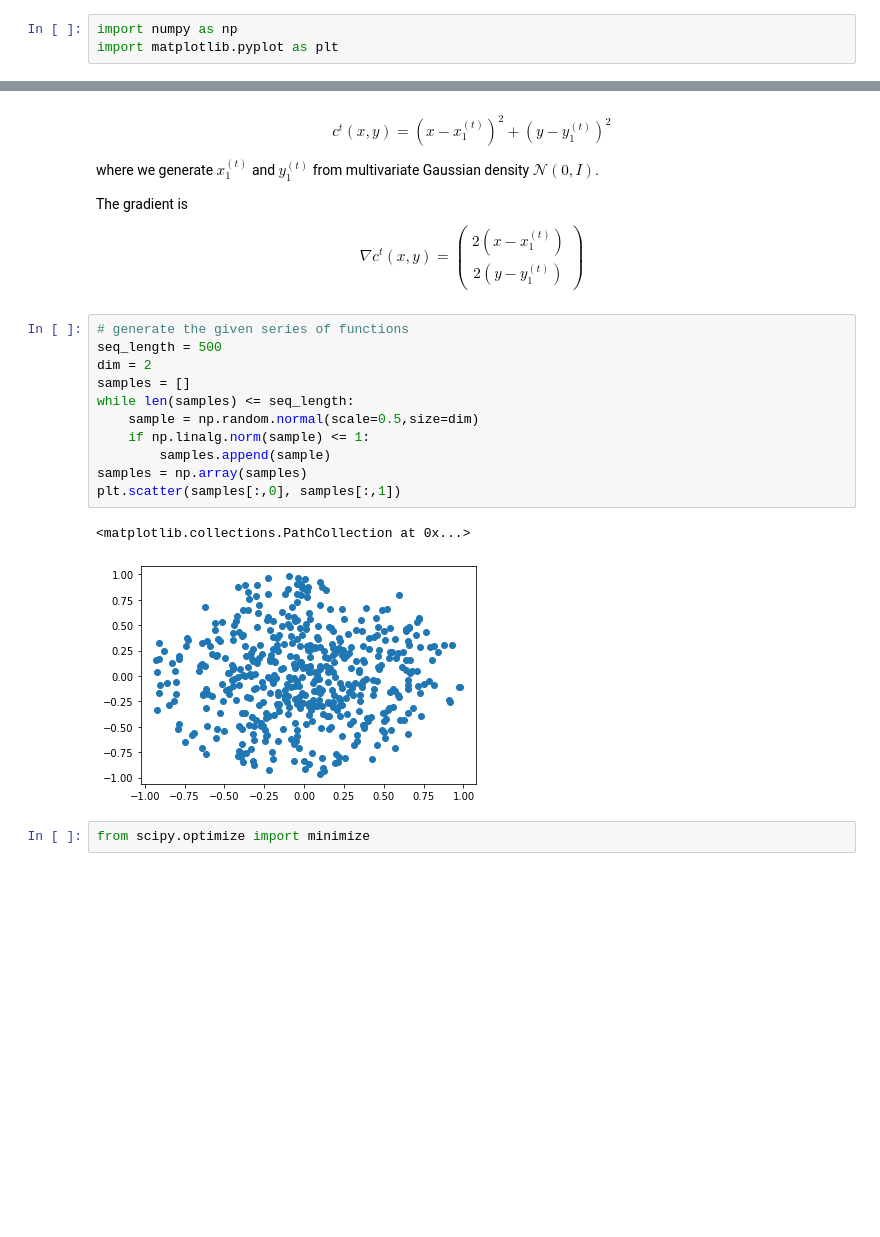
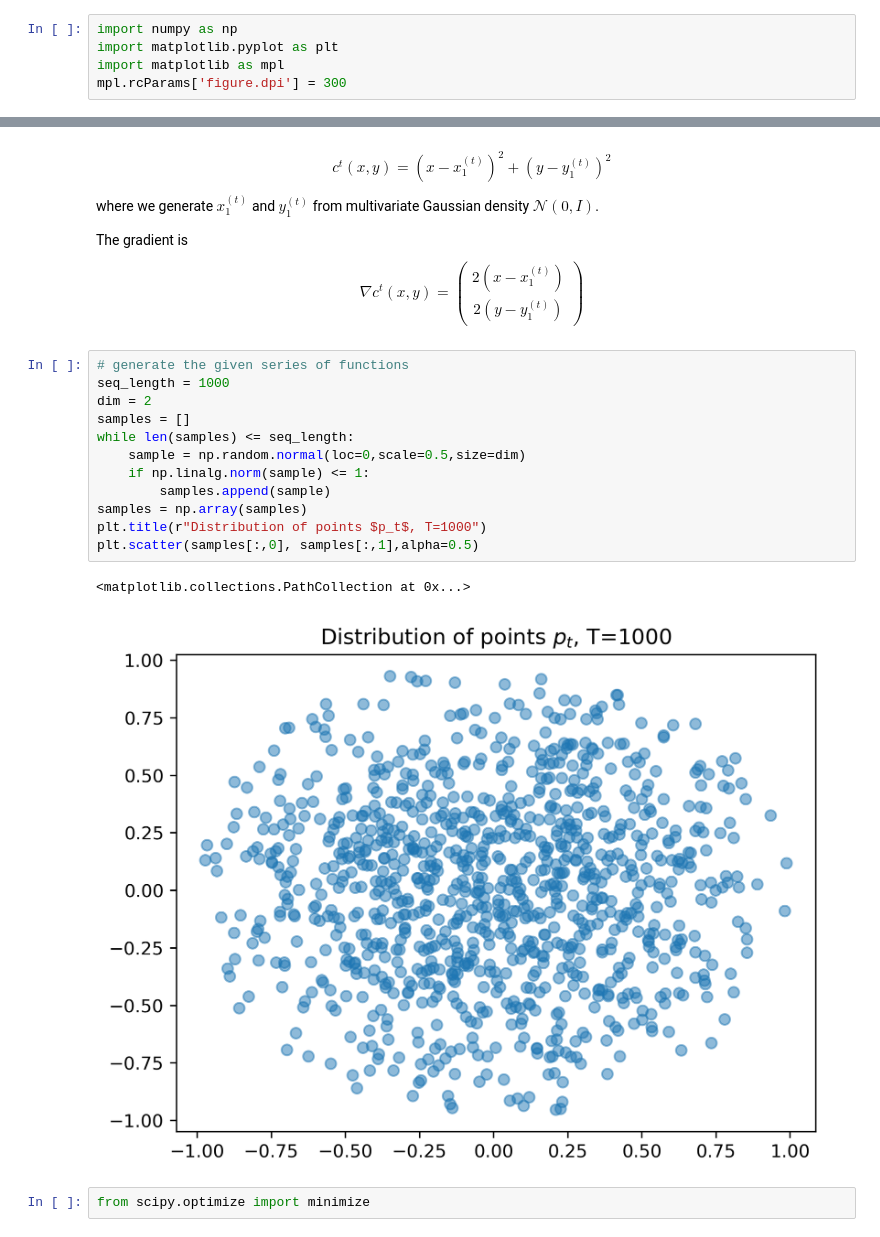
Before and after one commit to sladjkf/enee662_f2023_proj, a Jupyter notebook: greedy_projection_example.ipynb, the cells around one changed output, grey strips where cells are left out. Cells and saved outputs as stored; diff of their text form; blank space fills up the shorter version.

```diff
--- a/greedy_projection_example.ipynb
+++ b/greedy_projection_example.ipynb
@@ -3,6 +3,8 @@
 # %%
 import numpy as np
 import matplotlib.pyplot as plt
+import matplotlib as mpl
+mpl.rcParams['figure.dpi'] = 300
 # %% [markdown]
 ## Description of the testbed problem
 
@@ -27,18 +29,19 @@ $$
 $$
 # %%
 # generate the given series of functions
-seq_length = 500
+seq_length = 1000
 dim = 2
 samples = []
 while len(samples) <= seq_length:
-    sample = np.random.normal(scale=0.5,size=dim)
+    sample = np.random.normal(loc=0,scale=0.5,size=dim)
     if np.linalg.norm(sample) <= 1:
         samples.append(sample)
 samples = np.array(samples)
-plt.scatter(samples[:,0], samples[:,1])
+plt.title(r"Distribution of points $p_t$, T=1000")
+plt.scatter(samples[:,0], samples[:,1],alpha=0.5)
 # %% [output]
 <matplotlib.collections.PathCollection at 0x...>
-[figure, old version]
+[figure, new version]
 # %%
 from scipy.optimize import minimize
 # %%
```
Also changed, not shown: parts of 11 cells of this notebook, 2 other files.
